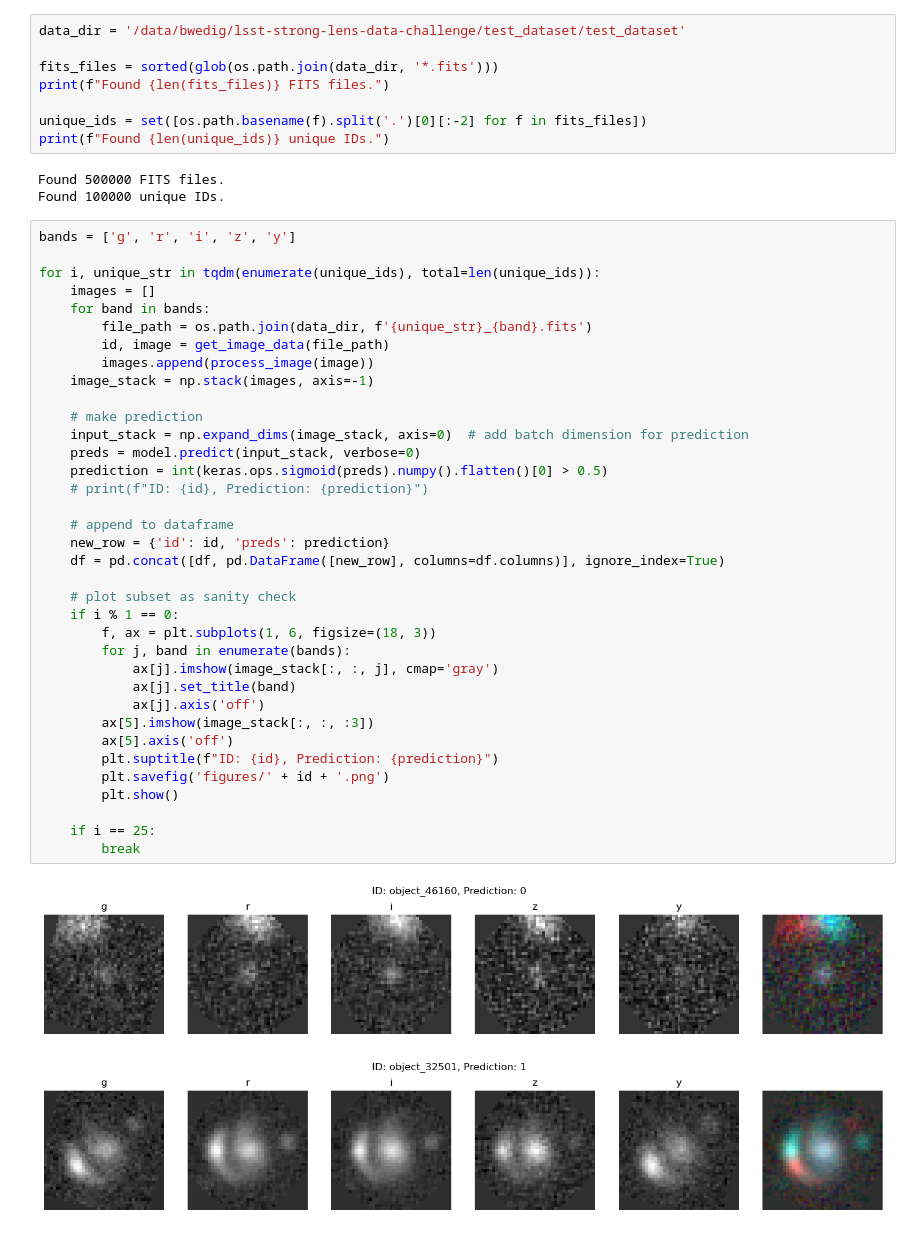
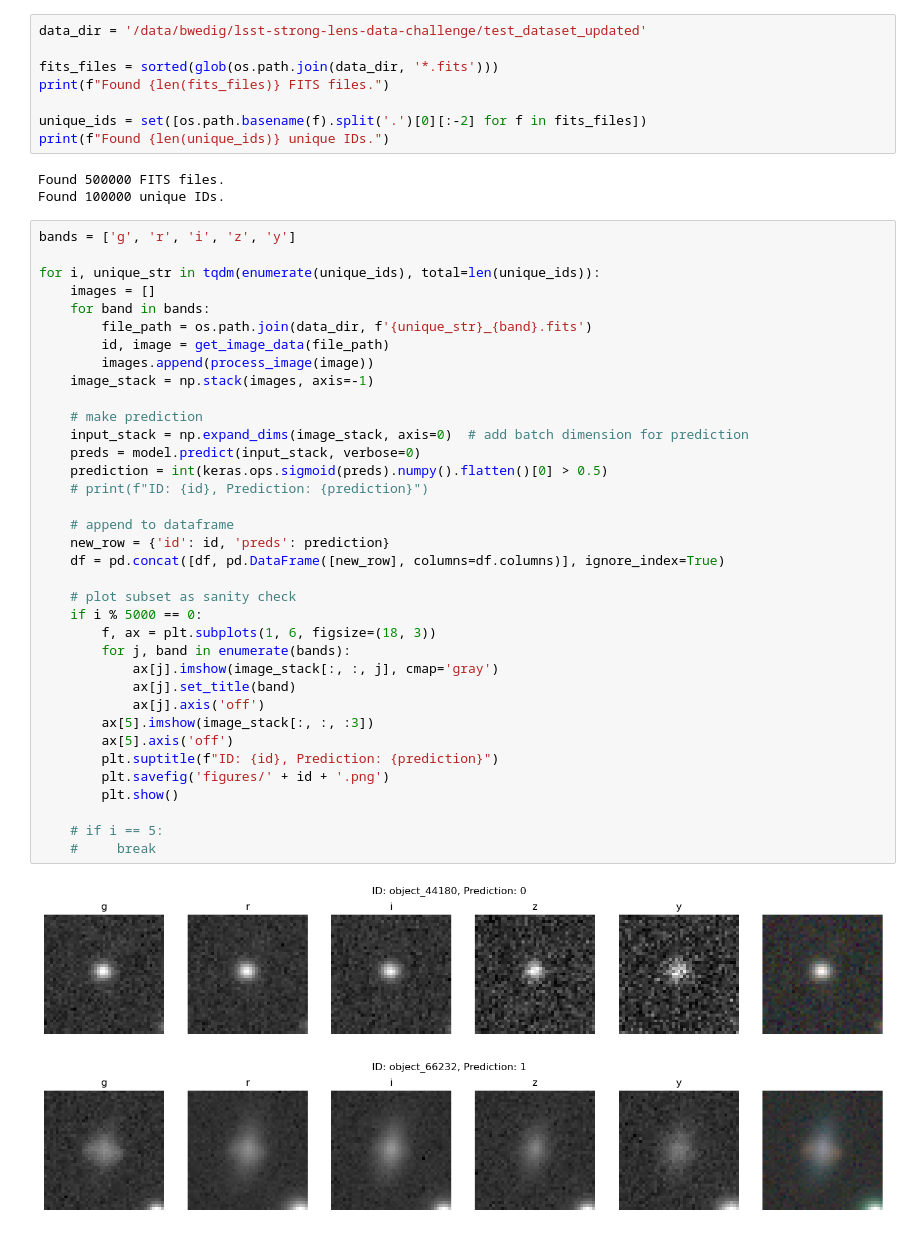
Before and after one commit to AstroMusers/lsst-strong-lens-data-challenge, a Jupyter notebook: bryce_load_and_predict.ipynb, the cells around one changed output. Cells and saved outputs as stored; diff of their text form.

```diff
--- a/bryce_load_and_predict.ipynb
+++ b/bryce_load_and_predict.ipynb
@@ -107,7 +107,7 @@ Index: []
 # %% [markdown]
 Load the `.fits` files, making sure to stack them correctly
 # %%
-data_dir = '/data/bwedig/lsst-strong-lens-data-challenge/test_dataset/test_dataset'
+data_dir = '/data/bwedig/lsst-strong-lens-data-challenge/test_dataset_updated'
 
 fits_files = sorted(glob(os.path.join(data_dir, '*.fits')))
 print(f"Found {len(fits_files)} FITS files.")
@@ -124,35 +124,35 @@ for i, unique_str in tqdm(enumerate(unique_ids), total=len(unique_ids)):
     images = []
     for band in bands:
         file_path = os.path.join(data_dir, f'{unique_str}_{band}.fits')
         id, image = get_image_data(file_path)
         images.append(process_image(image))
     image_stack = np.stack(images, axis=-1)
 
     # make prediction
     input_stack = np.expand_dims(image_stack, axis=0)  # add batch dimension for prediction
     preds = model.predict(input_stack, verbose=0)
     prediction = int(keras.ops.sigmoid(preds).numpy().flatten()[0] > 0.5)
     # print(f"ID: {id}, Prediction: {prediction}")
 
     # append to dataframe
     new_row = {'id': id, 'preds': prediction}
     df = pd.concat([df, pd.DataFrame([new_row], columns=df.columns)], ignore_index=True)
 
     # plot subset as sanity check
-    if i % 1 == 0:
+    if i % 5000 == 0:
         f, ax = plt.subplots(1, 6, figsize=(18, 3))
         for j, band in enumerate(bands):
             ax[j].imshow(image_stack[:, :, j], cmap='gray')
             ax[j].set_title(band)
             ax[j].axis('off')
         ax[5].imshow(image_stack[:, :, :3])
         ax[5].axis('off')
         plt.suptitle(f"ID: {id}, Prediction: {prediction}")
         plt.savefig('figures/' + id + '.png')
         plt.show()
 
-    if i == 25:
-        break
+    # if i == 5:
+    #     break
 # %% [output]
-[figure, old version]
+[figure, new version]
-[figure, old version]
+[figure, new version]
```
Also changed, not shown: parts of 6 cells of this notebook, 20 other files.
